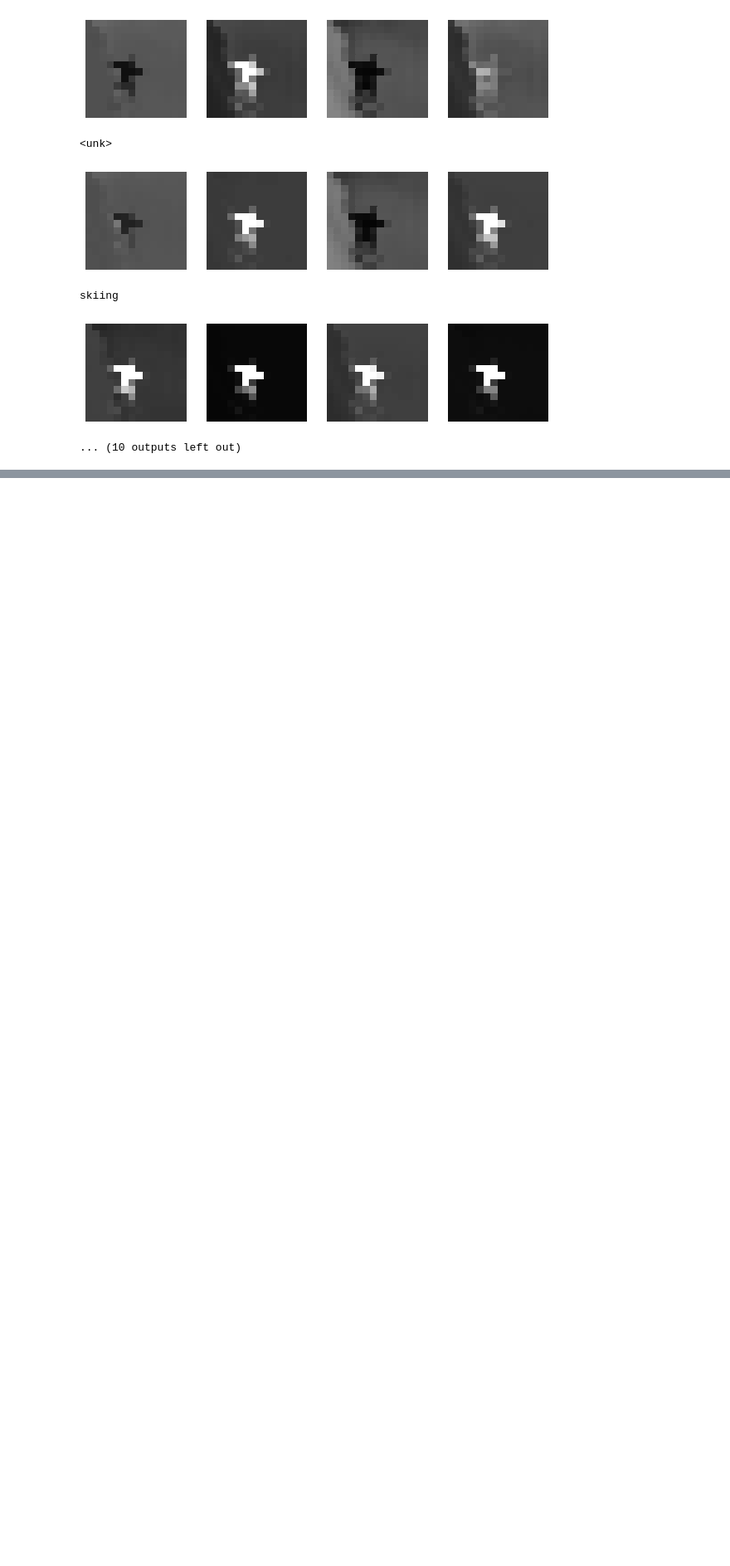
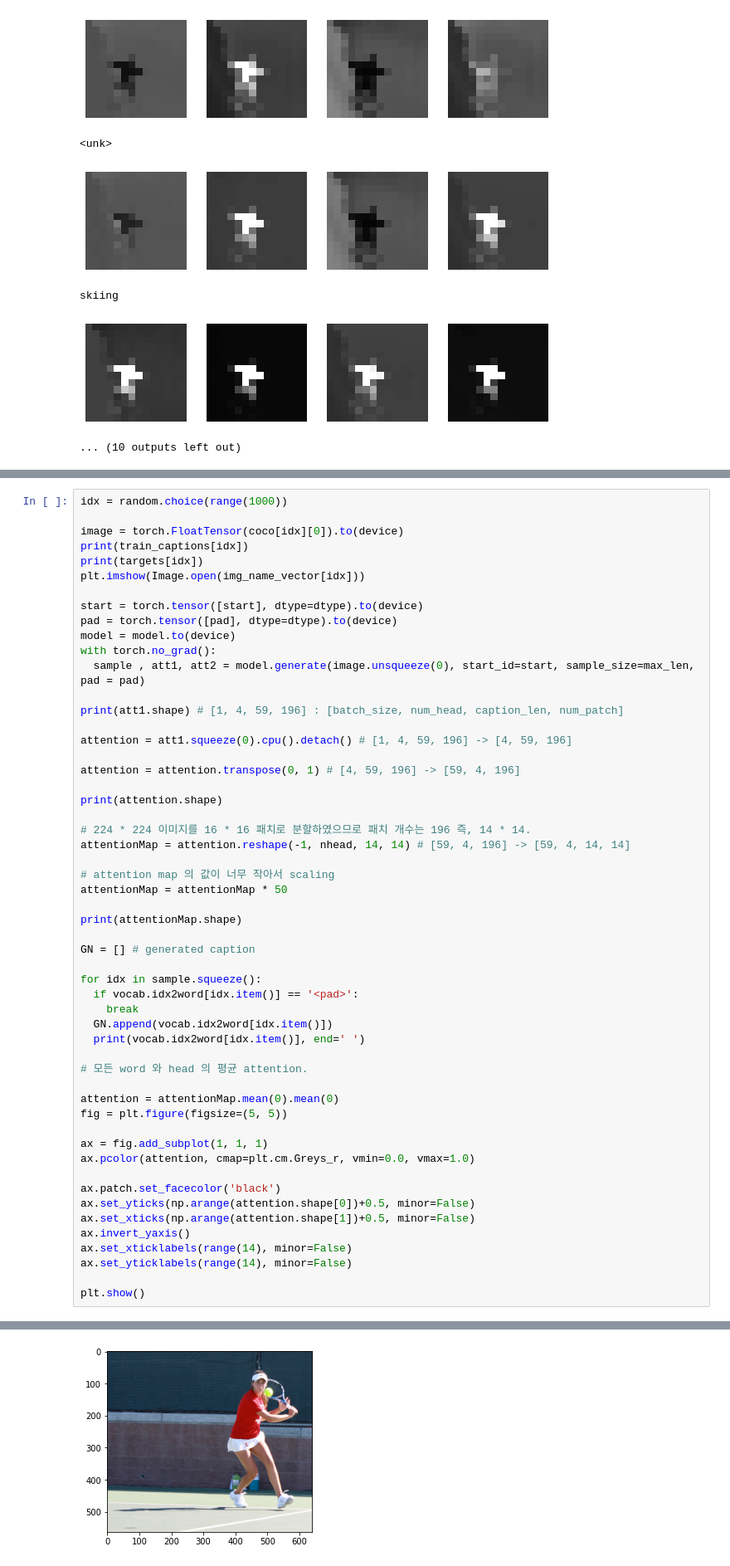
Before and after one commit to jo1jun/Image-Captioning-with-Transformer, a Jupyter notebook: Image_Captioning_Attention_ViT.ipynb, the cells around one changed output, grey strips where cells are left out. Shown at 83% size. Drawn from its saved outputs; the diff is of its cells as text; blank space fills up the shorter version.

```diff
--- a/Image_Captioning_Attention_ViT.ipynb
+++ b/Image_Captioning_Attention_ViT.ipynb
@@ -788,0 +791,55 @@ skiing
+# %%
+idx = random.choice(range(1000))
+
+image = torch.FloatTensor(coco[idx][0]).to(device)
+print(train_captions[idx])
+print(targets[idx])
+plt.imshow(Image.open(img_name_vector[idx]))
+
+start = torch.tensor([start], dtype=dtype).to(device)
+pad = torch.tensor([pad], dtype=dtype).to(device)
+model = model.to(device)
+with torch.no_grad():
+  sample , att1, att2 = model.generate(image.unsqueeze(0), start_id=start, sample_size=max_len, pad = pad)
+
+print(att1.shape) # [1, 4, 59, 196] : [batch_size, num_head, caption_len, num_patch]
+
+attention = att1.squeeze(0).cpu().detach() # [1, 4, 59, 196] -> [4, 59, 196]
+
+attention = attention.transpose(0, 1) # [4, 59, 196] -> [59, 4, 196]
+
+print(attention.shape)
+
+# 224 * 224 이미지를 16 * 16 패치로 분할하였으므로 패치 개수는 196 즉, 14 * 14.
+attentionMap = attention.reshape(-1, nhead, 14, 14) # [59, 4, 196] -> [59, 4, 14, 14]
+
+# attention map 의 값이 너무 작아서 scaling
+attentionMap = attentionMap * 50
+
+print(attentionMap.shape)
+
+GN = [] # generated caption
+
+for idx in sample.squeeze():
+  if vocab.idx2word[idx.item()] == '<pad>':
+    break
+  GN.append(vocab.idx2word[idx.item()])
+  print(vocab.idx2word[idx.item()], end=' ')
+
+# 모든 word 와 head 의 평균 attention.
+
+attention = attentionMap.mean(0).mean(0)
+fig = plt.figure(figsize=(5, 5))
+
+ax = fig.add_subplot(1, 1, 1)
+ax.pcolor(attention, cmap=plt.cm.Greys_r, vmin=0.0, vmax=1.0)
+
+ax.patch.set_facecolor('black')
+ax.set_yticks(np.arange(attention.shape[0])+0.5, minor=False)
+ax.set_xticks(np.arange(attention.shape[1])+0.5, minor=False)
+ax.invert_yaxis()
+ax.set_xticklabels(range(14), minor=False)
+ax.set_yticklabels(range(14), minor=False)
+
+plt.show()
+# %% [output]
@@ -788,0 +856 @@ skiing
+[figure, added]
```
Also changed, not shown: parts of 3 cells of this notebook.
